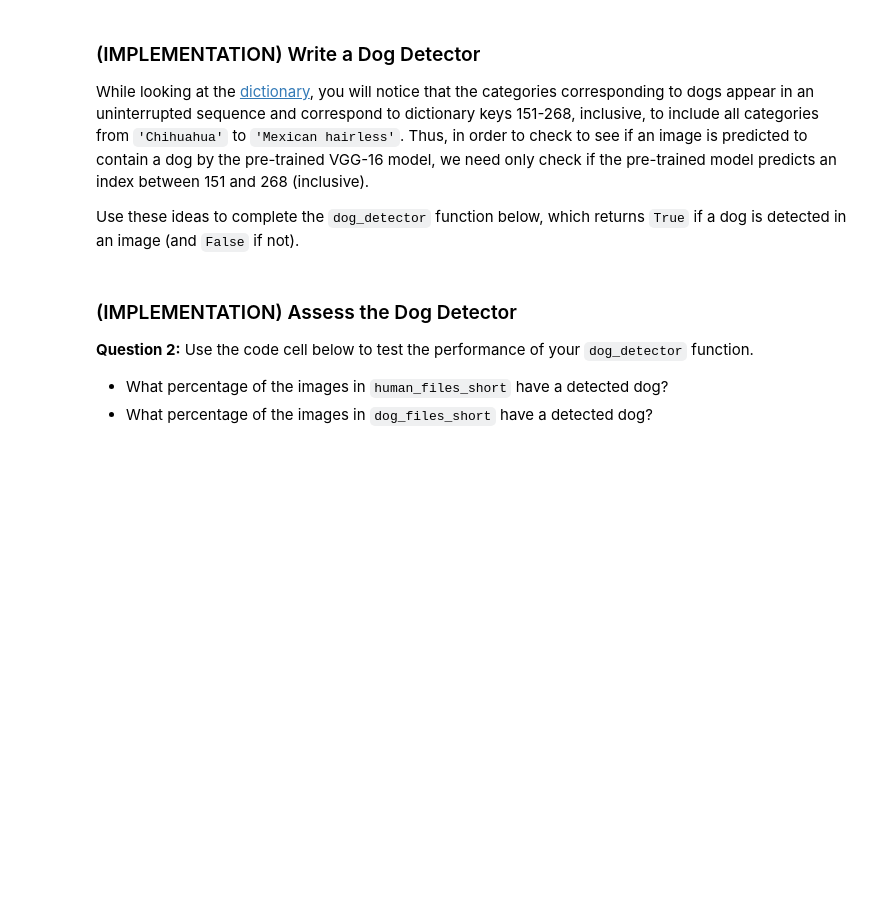
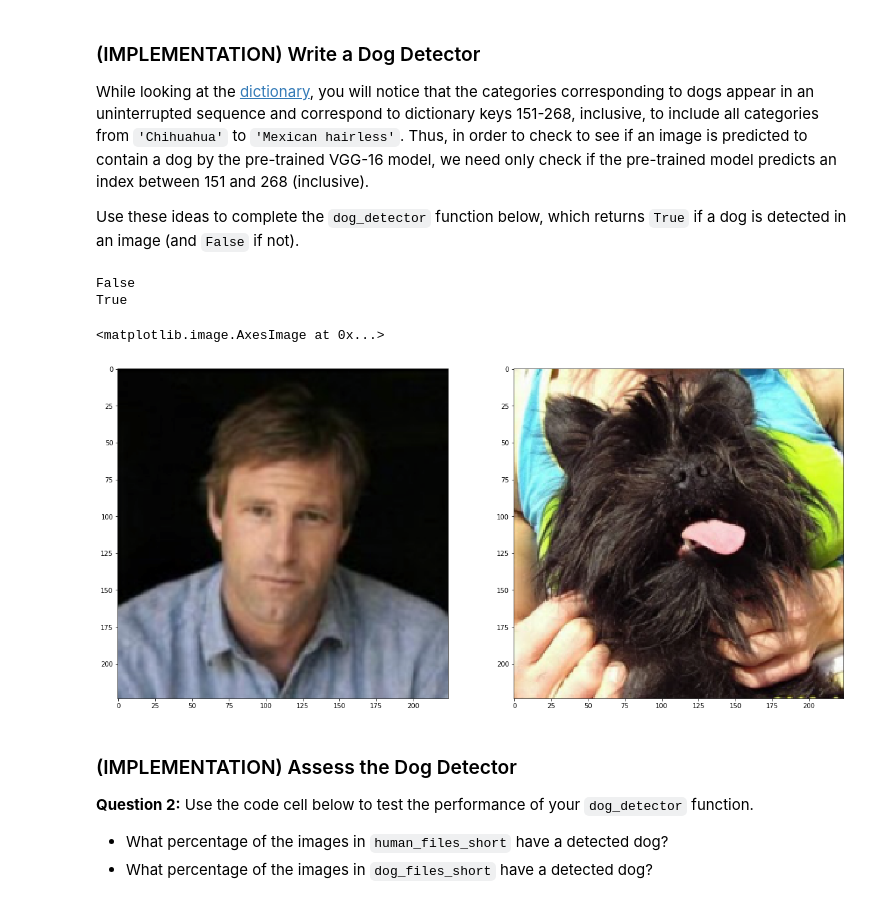
Before and after one commit to Abdulrahman-Khalid/dog-breed-classification-CNN, a Jupyter notebook: dog_app.ipynb, the cells around one changed output. Cells and saved outputs as stored; diff of their text form; code cells hidden in the pictures; blank space fills up the shorter version.

```diff
--- a/dog_app.ipynb
+++ b/dog_app.ipynb
@@ -184,5 +186,5 @@ VGG16 = models.vgg16(pretrained=True)
 use_cuda = torch.cuda.is_available()
 
 # move model to GPU if CUDA is available
-if use_cuda:
-    VGG16 = VGG16.cuda()
+device = torch.device("cuda" if use_cuda else "cpu")
+VGG16.to(device)
@@ -194,3 +214,14 @@ Given an image, this pre-trained VGG-16 model returns a prediction (derived from
 In the next code cell, you will write a function that accepts a path to an image (such as `'dogImages/train/001.Affenpinscher/Affenpinscher_00001.jpg'`) as input and returns the index corresponding to the ImageNet class that is predicted by the pre-trained VGG-16 model.  The output should always be an integer between 0 and 999, inclusive.
 
 Before writing the function, make sure that you take the time to learn  how to appropriately pre-process tensors for pre-trained models in the [PyTorch documentation](http://pytorch.org/docs/stable/torchvision/models.html).
+# %%
+def im_convert(tensor):
+    """ Display a tensor as an image. """
+
+    image = tensor.to("cpu").clone().detach()
+    image = image.numpy().squeeze()
+    image = image.transpose(1,2,0)
+    image = image * np.array((0.229, 0.224, 0.225)) + np.array((0.485, 0.456, 0.406))
+    image = image.clip(0, 1)
+
+    return image
@@ -197,11 +261,4 @@ Before writing the function, make sure that you take the time to learn  how to a
 # %%
-from PIL import Image
-import torchvision.transforms as transforms
-
-# Set PIL to be tolerant of image files that are truncated.
-from PIL import ImageFile
-ImageFile.LOAD_TRUNCATED_IMAGES = True
-
 def VGG16_predict(img_path):
     '''
     Use pre-trained VGG-16 model to obtain index corresponding to
@@ -213,12 +270,12 @@ def VGG16_predict(img_path):
     Returns:
         Index corresponding to VGG-16 model's prediction
     '''
-
     ## TODO: Complete the function.
     ## Load and pre-process an image from the given img_path
     ## Return the *index* of the predicted class for that image
-
-    return None # predicted class index
+    image = load_image(img_path, shape=(224,224)).to(device)
+    # return the predicted ImageNet class index
+    return torch.max(VGG16(image),1)[1].item()
 # %% [markdown]
 ### (IMPLEMENTATION) Write a Dog Detector
 
@@ -229,8 +286,21 @@ Use these ideas to complete the `dog_detector` function below, which returns `Tr
 ### returns "True" if a dog is detected in the image stored at img_path
 def dog_detector(img_path):
     ## TODO: Complete the function.
-
-    return None # true/false
+    classIndx = VGG16_predict(img_path)
+    return classIndx >= 151 and classIndx <= 268 # true/false
+# %%
+fig, (ax1, ax2) = plt.subplots(1, 2, figsize=(20, 10))
+human = load_image(human_files_short[0],shape=(224,224)).to(device)
+dog = load_image(dog_files_short[0],shape=(224,224)).to(device)
+print(dog_detector(human_files_short[0]))
+print(dog_detector(dog_files_short[0]))
+ax1.imshow(im_convert(human))
+ax2.imshow(im_convert(dog))
+# %% [output]
+False
+True
+<matplotlib.image.AxesImage at 0x...>
+[figure, added]
 # %% [markdown]
 ### (IMPLEMENTATION) Assess the Dog Detector
 
```
Also changed, not shown: parts of 38 cells of this notebook, 1 other file.
